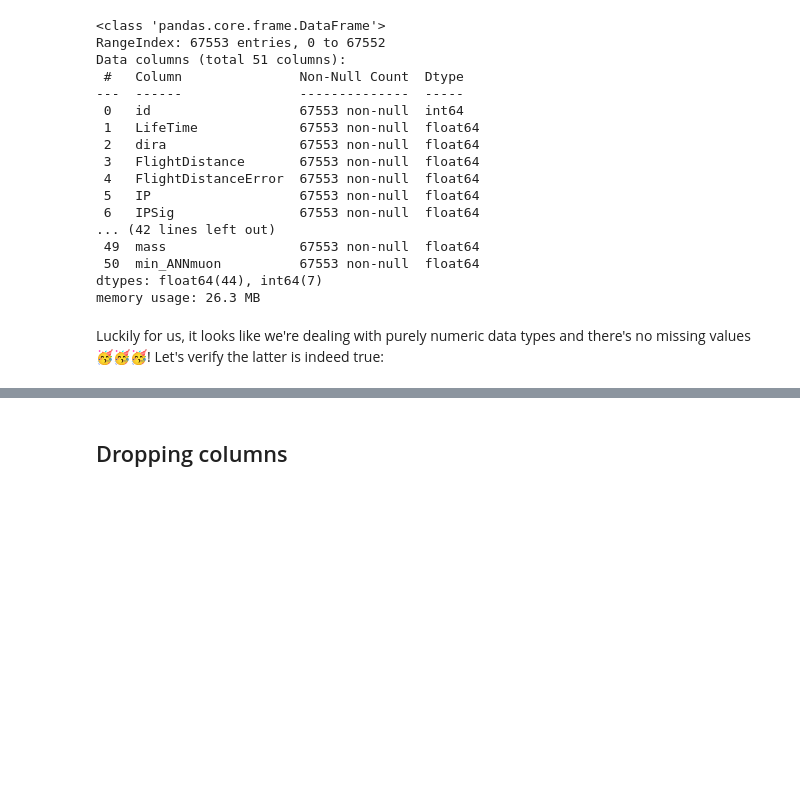
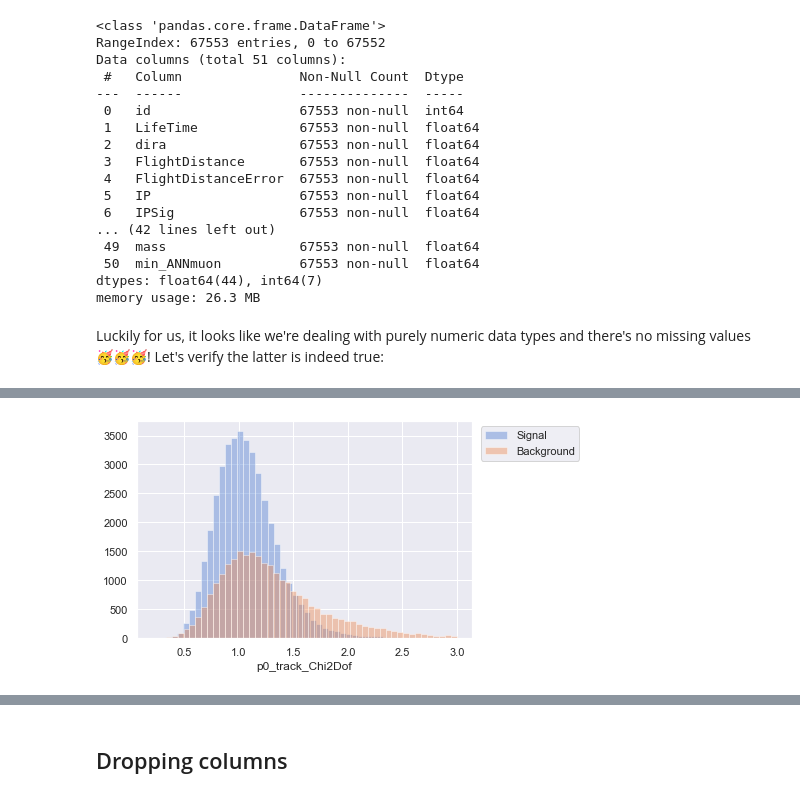
Before and after one commit to lewtun/hepml, a Jupyter notebook: notebooks/lesson01_intro-to-random-forests.ipynb, the cells around one changed output, grey strips where cells are left out. Saved outputs shown, nothing was run; the diff lists cells and outputs as text; code cells hidden in the pictures; blank space fills up the shorter version.

```diff
--- a/notebooks/lesson01_intro-to-random-forests.ipynb
+++ b/notebooks/lesson01_intro-to-random-forests.ipynb
@@ -197,0 +236,4 @@ assert test.isnull().sum().sum() == 0
+# %%
+plot_histogram("p0_track_Chi2Dof", train)
+# %% [output]
+[figure, added]
```
Also changed, not shown: parts of 60 cells of this notebook, 9 other files.
